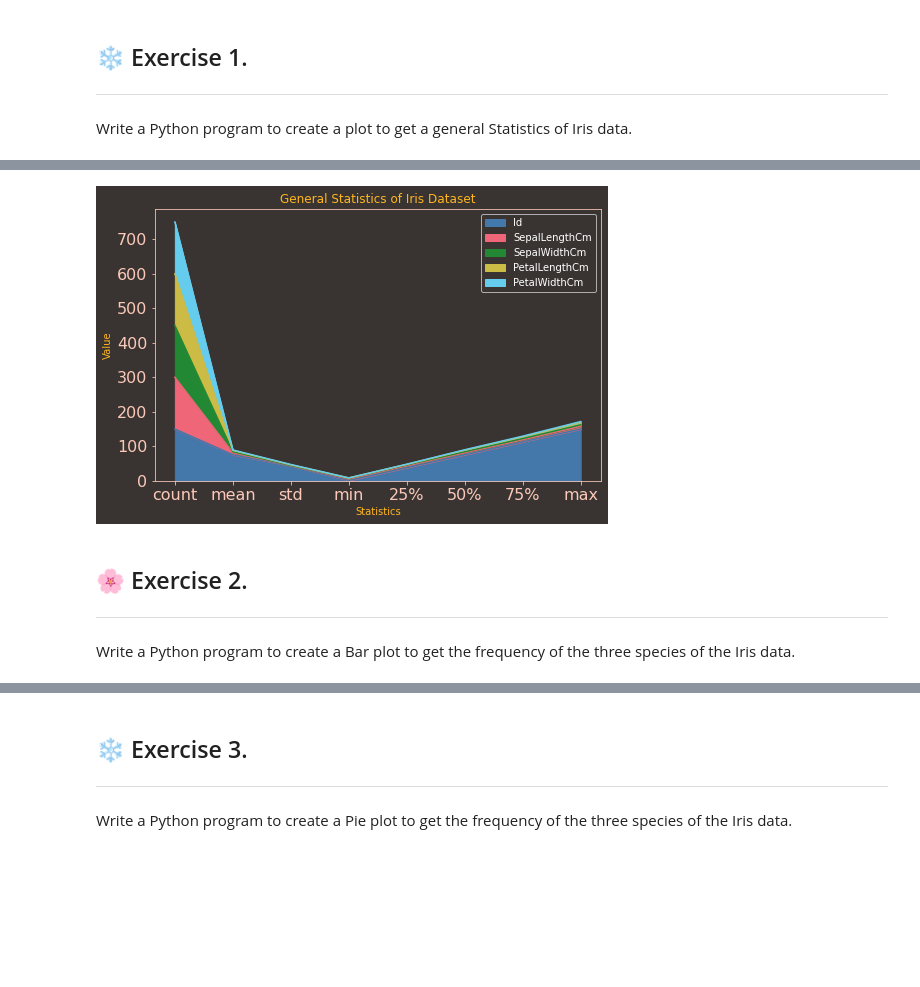
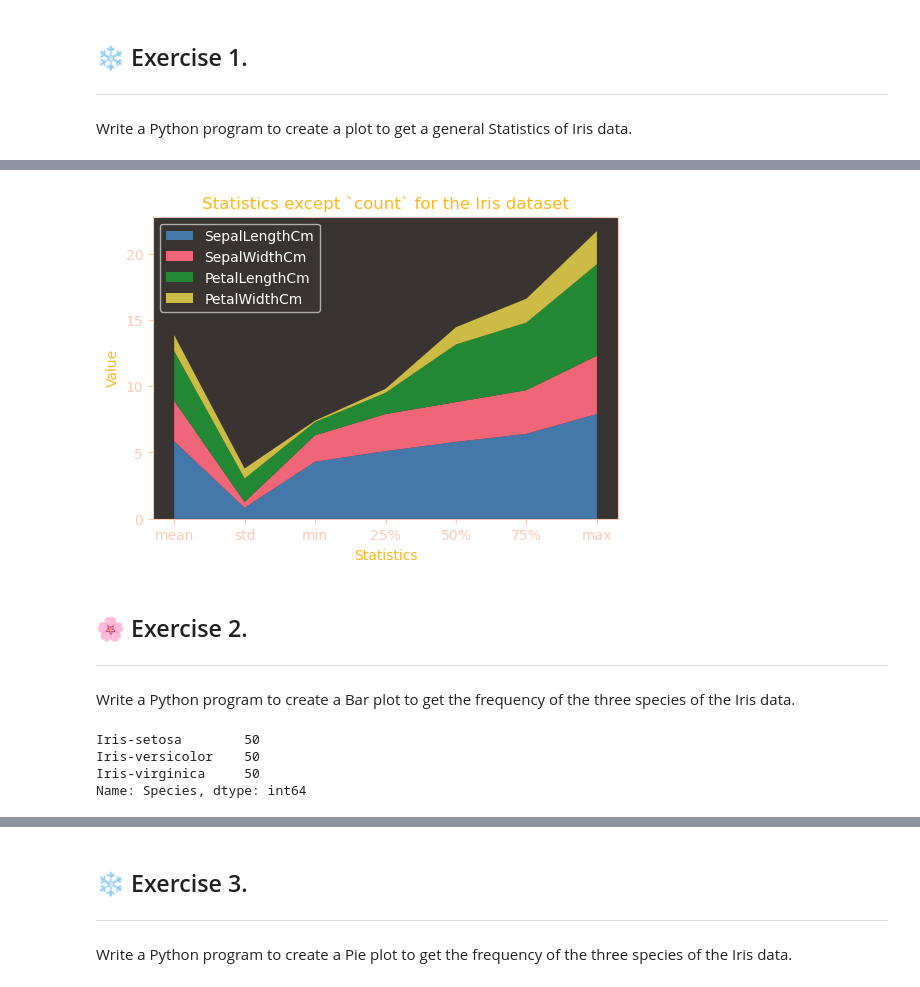
Before and after one commit to Ai-Yukino/tabula-rasa, a Jupyter notebook: py/sklearn/notebooks/B/B.ipynb, the cells around one changed output, grey strips where cells are left out. Cells and saved outputs as stored; diff of their text form; code cells hidden in the pictures; blank space fills up the shorter version.

```diff
--- a/py/sklearn/notebooks/B/B.ipynb
+++ b/py/sklearn/notebooks/B/B.ipynb
@@ -33,5 +55,7 @@ df = pd.read_csv(path)
 Write a Python program to create a plot to get a general Statistics of Iris data.
 # %%
 df_describe = df.describe()
+df_describe.drop(columns="Id", inplace=True)
+
 df_describe
 # %% [output]
@@ -47,16 +88,34 @@ df_describe
+# %%
+df_describe_drop_count = df_describe.drop(index="count", inplace=False)
 # %%
-fig, ax = plt.subplots(figsize=[8, 4], dpi=100)
+fig, ax = plt.subplots(figsize=[6, 4], dpi=100)
 
-df_describe.plot(kind = "area",fontsize = 16, figsize = (8,5))
-plt.xlabel('Statistics',)
-plt.ylabel('Value')
-plt.title("General Statistics of Iris Dataset")
+x = df_describe_drop_count.index
+y = [df_describe_drop_count[column] for column in df_describe_drop_count.columns]
+
+ax.stackplot(x, y, labels=df_describe_drop_count.columns)
+
+plt.xlabel("Statistics")
+plt.ylabel("Value")
+plt.title("Statistics except `count` for the Iris dataset")
+
+plt.legend(loc="upper left")
+
 plt.show()
 # %% [output]
-[figure, old version]
+[figure, new version]
 # %% [markdown]
 ## 🌸 Exercise 2.
 
 ---
 
 Write a Python program to create a Bar plot to get the frequency of the three species of the Iris data.
+# %%
+df_species_value_counts = df["Species"].value_counts()
+
+df_species_value_counts
+# %% [output]
+Iris-setosa        50
+Iris-versicolor    50
+Iris-virginica     50
+Name: Species, dtype: int64
```
Also changed, not shown: parts of 36 cells of this notebook, 2 other files.
